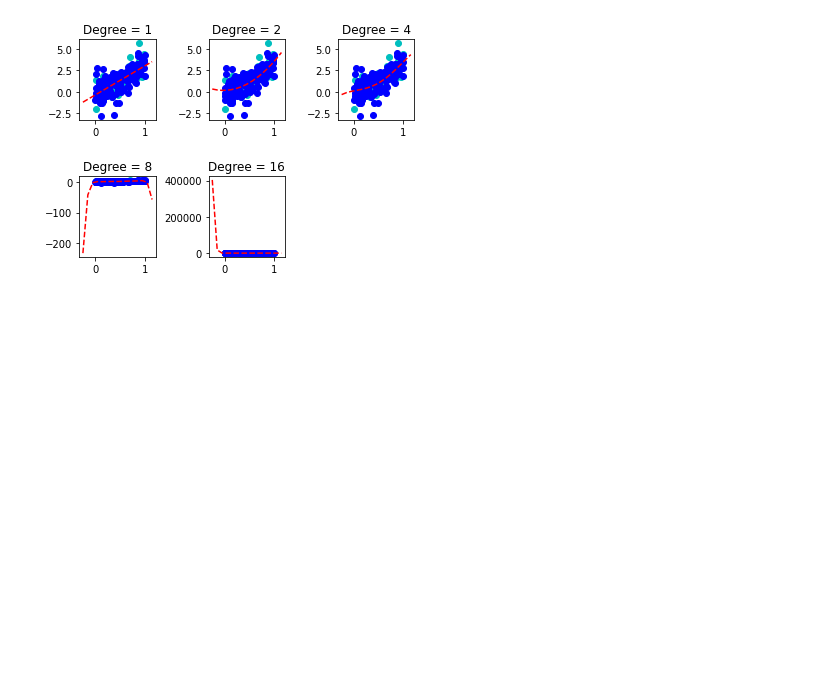
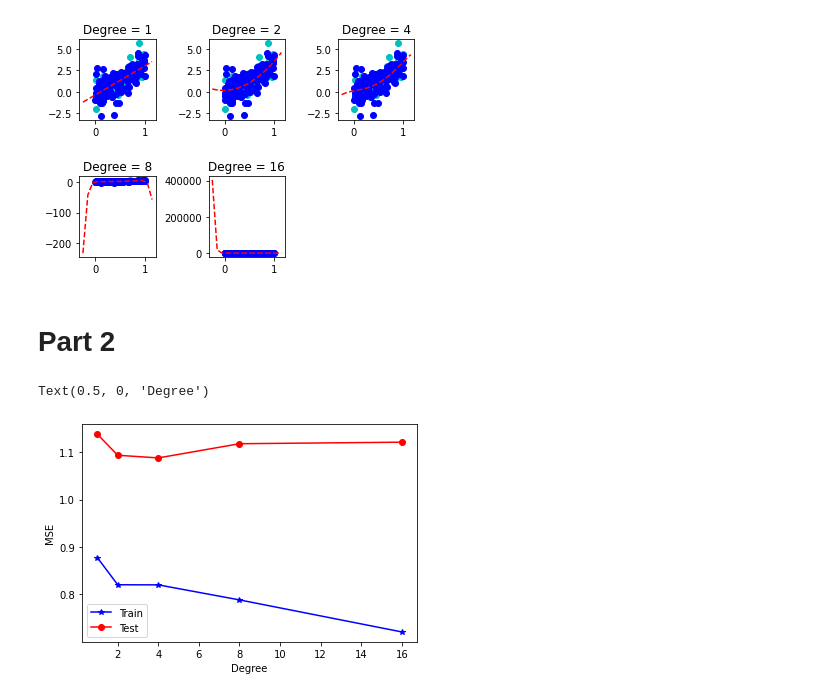
Before and after one commit to atefehhaji/HW, a Jupyter notebook: Atefeh_ML_T2.ipynb, the cells around one changed output. Drawn from its saved outputs; the diff is of its cells as text; code cells hidden in the pictures; blank space fills up the shorter version.

```diff
--- a/Atefeh_ML_T2.ipynb
+++ b/Atefeh_ML_T2.ipynb
@@ -196,3 +196,15 @@ Score of test set = [0.5829754145395705, 0.5992010231723944, 0.6012572162469688,
 MSE of train set = [0.877369054812916, 0.8204151454592615, 0.8201731295246301, 0.7885278787797448, 0.7210713776303721]
 MSE of test set = [1.1374638682529898, 1.0932073802575062, 1.0875989691229488, 1.117490160161824, 1.120754921537569]
 [figure]
+# %% [markdown]
+# **Part 2**
+# %%
+Degree_set = [2**i for i in range (0,5)]
+plt.plot(Degree_set,MSE_train, 'b*-', label = 'Train')
+plt.plot(Degree_set, MSE_test, 'ro-', label = 'Test')
+plt.legend()
+plt.ylabel('MSE')
+plt.xlabel('Degree')
+# %% [output]
+Text(0.5, 0, 'Degree')
+[figure, added]
```
